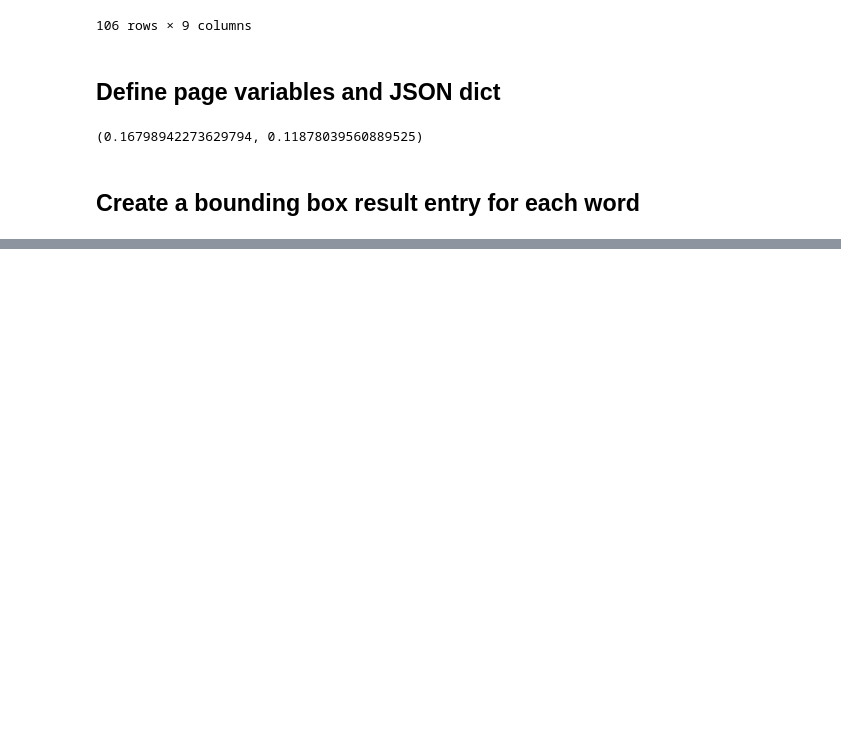
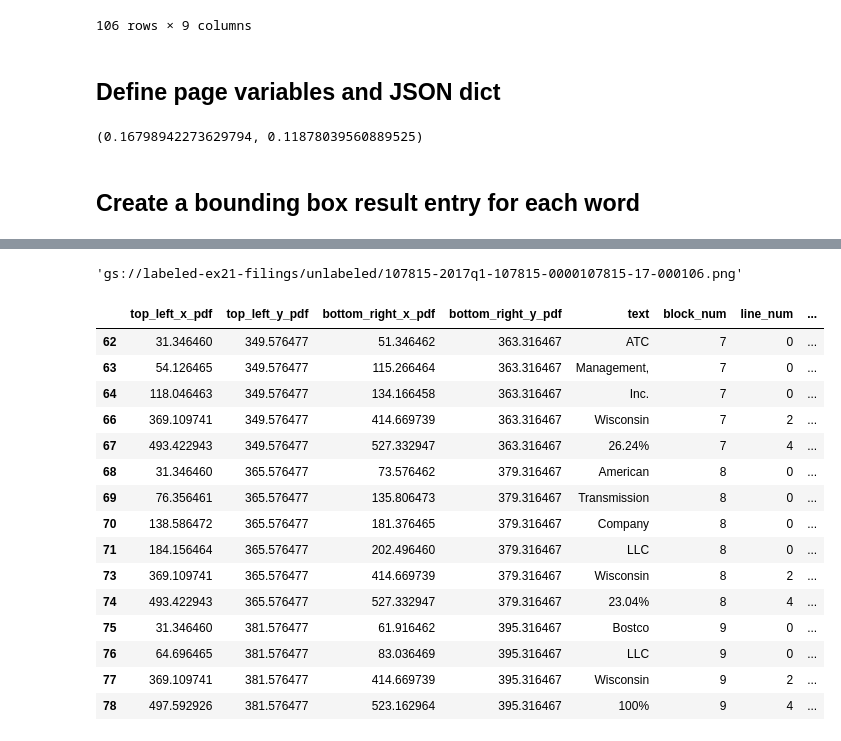
Before and after one commit to catalyst-cooperative/mozilla-sec-eia, a Jupyter notebook: notebooks/07-kl-label-studio-json-creation.ipynb, the cells around one changed output, grey strips where cells are left out. Drawn from its saved outputs; the diff is of its cells as text; code cells hidden in the pictures; blank space fills up the shorter version.

```diff
--- a/notebooks/07-kl-label-studio-json-creation.ipynb
+++ b/notebooks/07-kl-label-studio-json-creation.ipynb
@@ -432,0 +542,53 @@ with open(json_filename, 'w') as fp:
+# %%
+# do something like get the filename of the result, then read in the data for that doc
+doc_dict["task"]["data"]["ocr"]
+# %% [output]
+'gs://labeled-ex21-filings/unlabeled/107815-2017q1-107815-0000107815-17-000106.png'
+# %%
+pdf_filename = "107815-2017q1-107815-0000107815-17-000106.pdf"
+# %%
+src_path = pdfs_dir / pdf_filename
+assert src_path.exists()
+# from file
+doc = fitz.Document(str(src_path))
+assert doc.is_pdf
+pg = doc[0]
+extracted = extract_pdf_data_from_page(pg)
+txt = extracted['pdf_text']
+img_info = extracted['image']
+pg_meta = extracted['page']
+full_pg_img = _render_page(pg)
+original_width = pil_to_cv2(full_pg_img).shape[1]
+original_height = pil_to_cv2(full_pg_img).shape[0]
+x_norm = 100/pg_meta.width_pdf_coord.iloc[0]
+y_norm = 100/pg_meta.height_pdf_coord.iloc[0]
+# %%
+# merge the labels onto the txt dataframe
+# do this by creating a dataframe with a row for each word
+doc_df = pd.DataFrame()
+for item in doc_dict["result"]:
+    value = item["value"]
+    ind = int(item["id"].split("_")[-1])
+    doc_df = pd.concat([doc_df, pd.DataFrame(value, index=[ind])])
+doc_df = doc_df.groupby(level=0).first()
+# %%
+output_df = pd.concat([txt, doc_df[["labels"]]], axis=1)
+# %%
+output_df[output_df.labels.notna()]
+# %% [output]
+|  | top_left_x_pdf | top_left_y_pdf | bottom_right_x_pdf | bottom_right_y_pdf | text | block_num | line_num | ... |
+| 62 | 31.346460 | 349.576477 | 51.346462 | 363.316467 | ATC | 7 | 0 | ... |
+| 63 | 54.126465 | 349.576477 | 115.266464 | 363.316467 | Management, | 7 | 0 | ... |
+| 64 | 118.046463 | 349.576477 | 134.166458 | 363.316467 | Inc. | 7 | 0 | ... |
+| 66 | 369.109741 | 349.576477 | 414.669739 | 363.316467 | Wisconsin | 7 | 2 | ... |
+| 67 | 493.422943 | 349.576477 | 527.332947 | 363.316467 | 26.24% | 7 | 4 | ... |
+| 68 | 31.346460 | 365.576477 | 73.576462 | 379.316467 | American | 8 | 0 | ... |
+| 69 | 76.356461 | 365.576477 | 135.806473 | 379.316467 | Transmission | 8 | 0 | ... |
+| 70 | 138.586472 | 365.576477 | 181.376465 | 379.316467 | Company | 8 | 0 | ... |
+| 71 | 184.156464 | 365.576477 | 202.496460 | 379.316467 | LLC | 8 | 0 | ... |
+| 73 | 369.109741 | 365.576477 | 414.669739 | 379.316467 | Wisconsin | 8 | 2 | ... |
+| 74 | 493.422943 | 365.576477 | 527.332947 | 379.316467 | 23.04% | 8 | 4 | ... |
+| 75 | 31.346460 | 381.576477 | 61.916462 | 395.316467 | Bostco | 9 | 0 | ... |
+| 76 | 64.696465 | 381.576477 | 83.036469 | 395.316467 | LLC | 9 | 0 | ... |
+| 77 | 369.109741 | 381.576477 | 414.669739 | 395.316467 | Wisconsin | 9 | 2 | ... |
+| 78 | 497.592926 | 381.576477 | 523.162964 | 395.316467 | 100% | 9 | 4 | ... |
```
Also changed, not shown: parts of 19 cells of this notebook, 5 other files.
